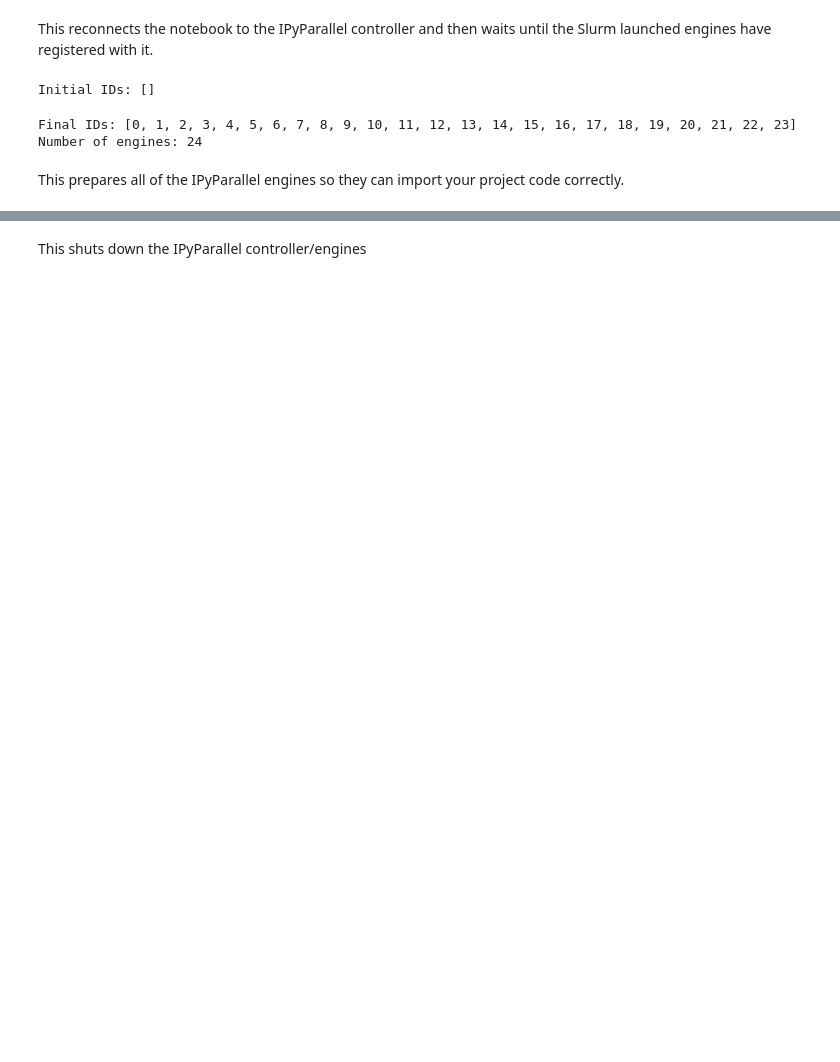
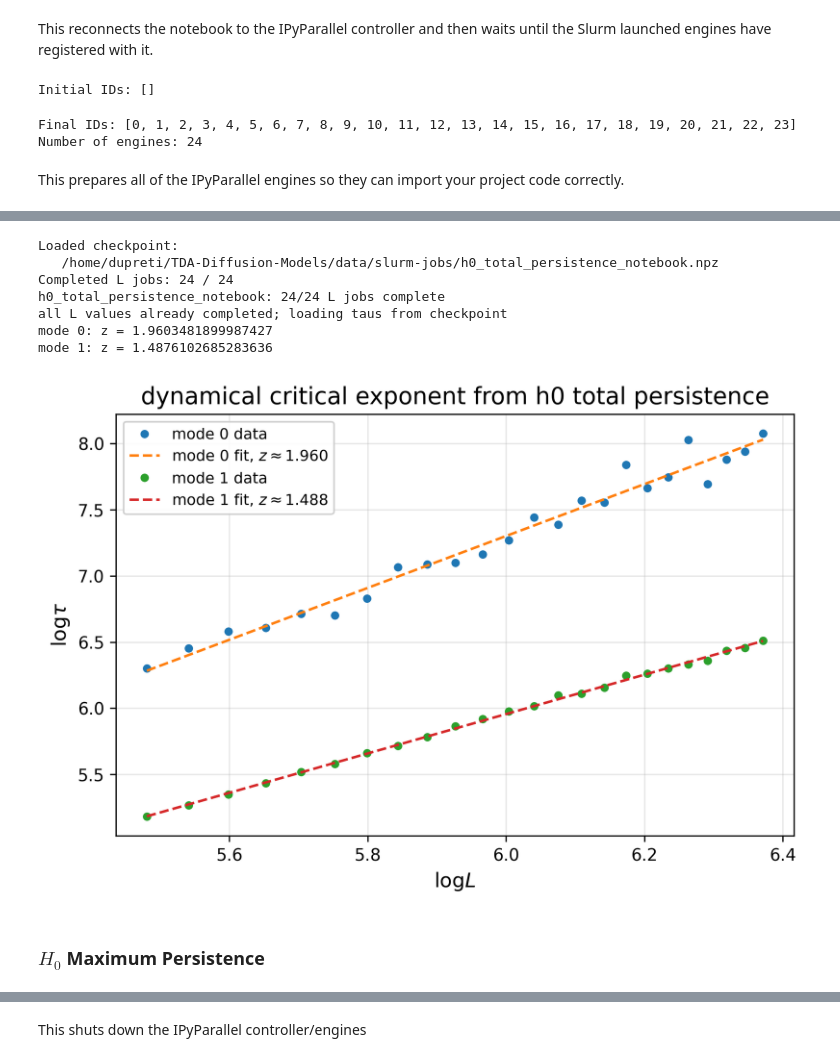
Before and after one commit to kaufmann-group/tda-diffusion-models, a Jupyter notebook: notebooks/Dynamical Critical Exponent from TDA.ipynb, the cells around one changed output, grey strips where cells are left out. Cells and saved outputs as stored; diff of their text form; code cells hidden in the pictures; blank space fills up the shorter version.

```diff
--- a/notebooks/Dynamical Critical Exponent from TDA.ipynb
+++ b/notebooks/Dynamical Critical Exponent from TDA.ipynb
@@ -309,0 +465,30 @@ mode 1: z_TDA = 1.5240309032257024
+# %%
+def plot(L_values, taus, process_name):
+    taus = np.array(taus)
+
+    plt.figure(figsize=(6.5, 4.5), dpi=300)
+
+    for mode_index in [0, 1]:
+        taus_mode = taus[:, mode_index]
+
+        valid = np.isfinite(taus_mode) & (taus_mode > 0)
+
+        logL = np.log(L_values[valid])
+        logtau = np.log(taus_mode[valid])
+
+        z, intercept = np.polyfit(logL, logtau, 1)
+        fit = intercept + z * logL
+
+        plt.plot(logL, logtau, "o", markersize=4, label=fr"mode {mode_index} data")
+        plt.plot(logL, fit, "--", linewidth=1.5, label=fr"mode {mode_index} fit, $z \approx {z:.3f}$")
+
+        print(f"mode {mode_index}: z = {z}")
+
+    plt.xlabel(r"$\log L$", fontsize=12)
+    plt.ylabel(r"$\log\tau$", fontsize=12)
+    plt.title(fr"dynamical critical exponent from {process_name}", fontsize=14)
+
+    plt.legend(fontsize=9, framealpha=0.9)
+    plt.grid(True, alpha=0.3)
+    plt.tight_layout()
+    plt.show()
@@ -309,0 +508,18 @@ mode 1: z_TDA = 1.5240309032257024
+# %%
+observable_name = "h0_total_persistence"
+process_name = "h0 total persistence"
+
+L_values, taus = engine_loop(process_name=process_name, observable_name=observable_name)
+
+plot(L_values, taus, process_name)
+# %% [output]
+Loaded checkpoint:
+   /home/dupreti/TDA-Diffusion-Models/data/slurm-jobs/h0_total_persistence_notebook.npz
+Completed L jobs: 24 / 24
+h0_total_persistence_notebook: 24/24 L jobs complete
+all L values already completed; loading taus from checkpoint
+mode 0: z = 1.9603481899987427
+mode 1: z = 1.4876102685283636
+[figure, added]
+# %% [markdown]
+### $H_0$ Maximum Persistence
```
Also changed, not shown: parts of 47 cells of this notebook, 18 other files.
